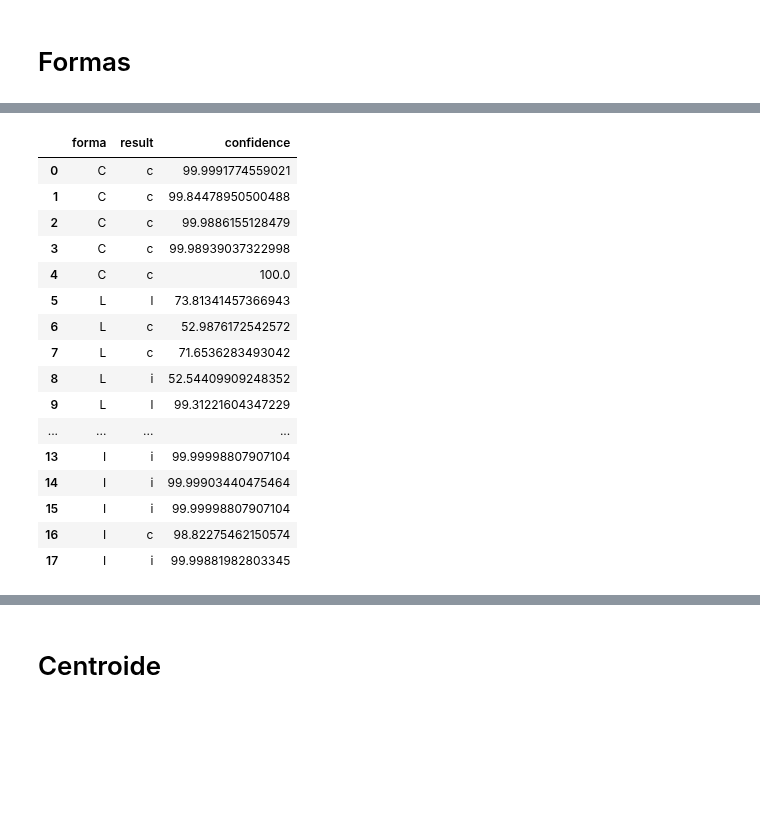
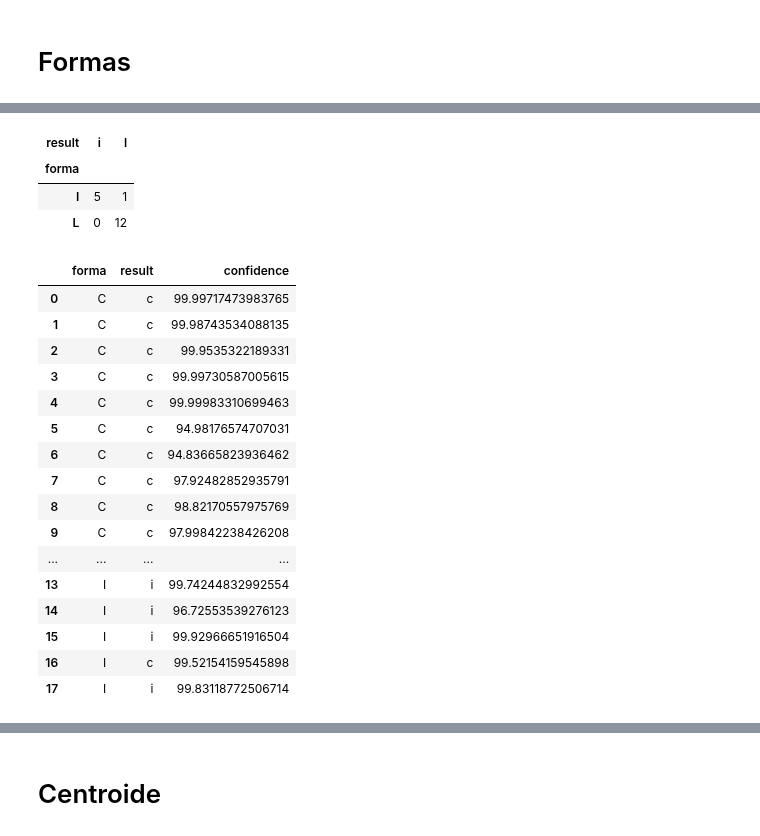
Before and after one commit to stevenaraujo98/integracion_pcl, a Jupyter notebook: get_res.ipynb, the cells around one changed output, grey strips where cells are left out. Drawn from its saved outputs; the diff is of its cells as text; code cells hidden in the pictures; blank space fills up the shorter version.

```diff
--- a/get_res.ipynb
+++ b/get_res.ipynb
@@ -126,23 +146,34 @@ confusion_matrix
-# %%
-df_formas_4_300
-# %% [output]
-|  | forma | result | confidence |
-| 0 | C | c | 99.9991774559021 |
-| 1 | C | c | 99.84478950500488 |
-| 2 | C | c | 99.9886155128479 |
-| 3 | C | c | 99.98939037322998 |
-| 4 | C | c | 100.0 |
-| 5 | L | l | 73.81341457366943 |
-| 6 | L | c | 52.9876172542572 |
-| 7 | L | c | 71.6536283493042 |
-| 8 | L | i | 52.54409909248352 |
-| 9 | L | l | 99.31221604347229 |
-| ... | ... | ... | ... |
-| 13 | I | i | 99.99998807907104 |
-| 14 | I | i | 99.99903440475464 |
-| 15 | I | i | 99.99998807907104 |
-| 16 | I | c | 98.82275462150574 |
-| 17 | I | i | 99.99881982803345 |
+# %%
+confusion_matrix = pd.crosstab(df_formas_3_400_L["forma"], df_formas_3_400_L["result"], rownames=["forma"], colnames=["result"])
+confusion_matrix
+# %% [output]
+| result | i | l |
+| forma |  |  |
+| I | 5 | 1 |
+| L | 0 | 12 |
+# %%
+df_formas_4_300_C = df_formas_4_300.copy()
+df_formas_4_300_C["forma"] = df_formas_4_300_C["forma"].replace("L", "C")
+df_formas_4_300_C["result"] = df_formas_4_300_C["result"].replace("l", "c")
+df_formas_4_300_C
+# %% [output]
+|  | forma | result | confidence |
+| 0 | C | c | 99.99717473983765 |
+| 1 | C | c | 99.98743534088135 |
+| 2 | C | c | 99.9535322189331 |
+| 3 | C | c | 99.99730587005615 |
+| 4 | C | c | 99.99983310699463 |
+| 5 | C | c | 94.98176574707031 |
+| 6 | C | c | 94.83665823936462 |
+| 7 | C | c | 97.92482852935791 |
+| 8 | C | c | 98.82170557975769 |
+| 9 | C | c | 97.99842238426208 |
+| ... | ... | ... | ... |
+| 13 | I | i | 99.74244832992554 |
+| 14 | I | i | 96.72553539276123 |
+| 15 | I | i | 99.92966651916504 |
+| 16 | I | c | 99.52154159545898 |
+| 17 | I | i | 99.83118772506714 |
 # %%
 confusion_matrix = pd.crosstab(df_formas_4_300["forma"], df_formas_4_300["result"], rownames=["forma"], colnames=["result"])
 confusion_matrix
```
Also changed, not shown: parts of 24 cells of this notebook, 3 other files.
